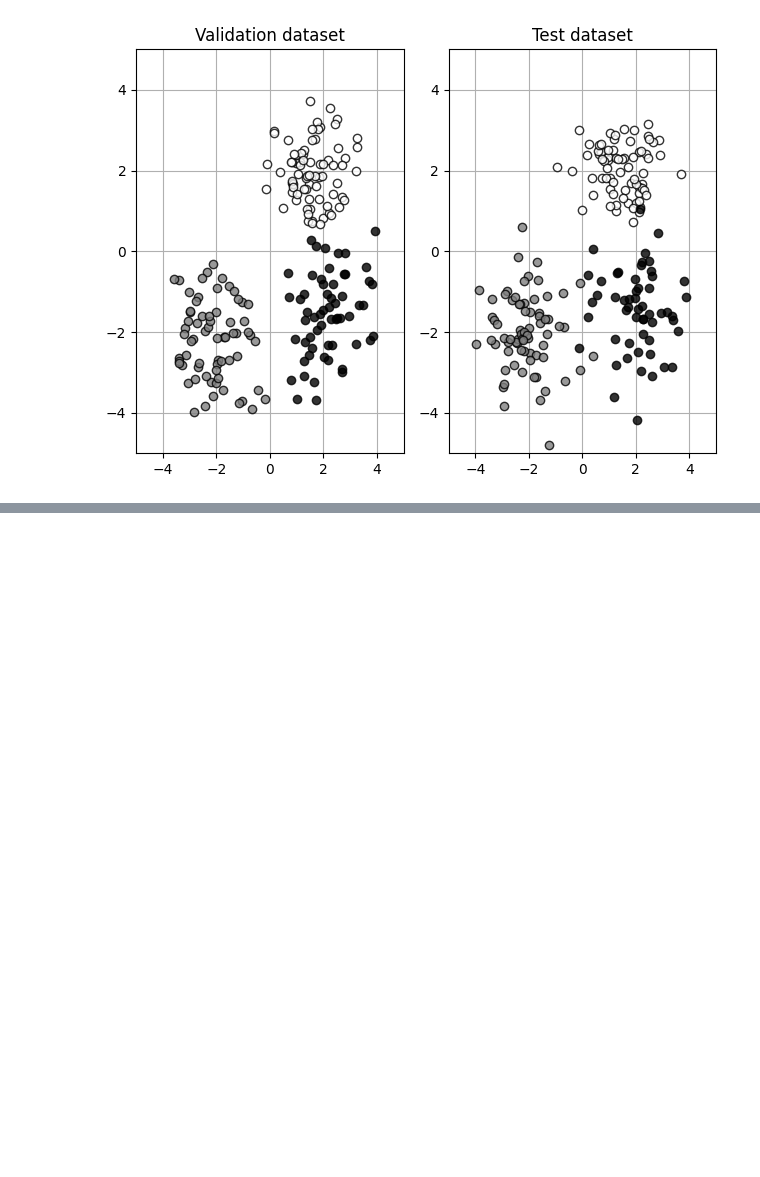
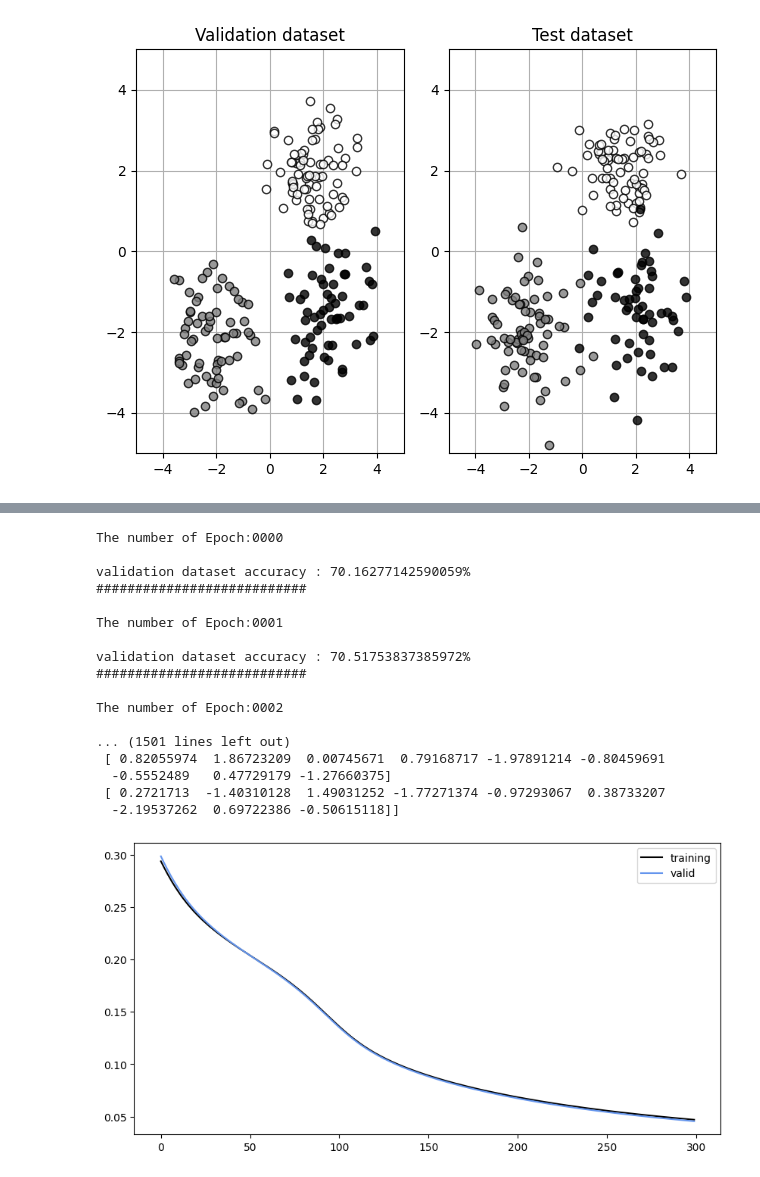
Before and after one commit to gjlee0802/ssu-deep-learning, a Jupyter notebook: hw02/hw02-4.ipynb, the cells around one changed output, grey strips where cells are left out. Saved outputs shown, nothing was run; the diff lists cells and outputs as text; code cells hidden in the pictures; blank space fills up the shorter version.

```diff
--- a/hw02/hw02-4.ipynb
+++ b/hw02/hw02-4.ipynb
@@ -110,0 +292,22 @@ plt.show()
+# %%
+batch_size = 32
+U1_32b, U2_32b = trainingMLP(init_U1, init_U2, batch_size, X_train, X_valid, Y_train, Y_valid, P, C, D)
+# %% [output]
+The number of Epoch:0000
+
+validation dataset accuracy : 70.16277142590059%
+###########################
+
+The number of Epoch:0001
+
+validation dataset accuracy : 70.51753837385972%
+###########################
+
+The number of Epoch:0002
+
+... (1501 lines left out)
+ [ 0.82055974  1.86723209  0.00745671  0.79168717 -1.97891214 -0.80459691
+  -0.5552489   0.47729179 -1.27660375]
+ [ 0.2721713  -1.40310128  1.49031252 -1.77271374 -0.97293067  0.38733207
+  -2.19537262  0.69722386 -0.50615118]]
+[figure, added]
```
Also changed, not shown: parts of 9 cells of this notebook.
